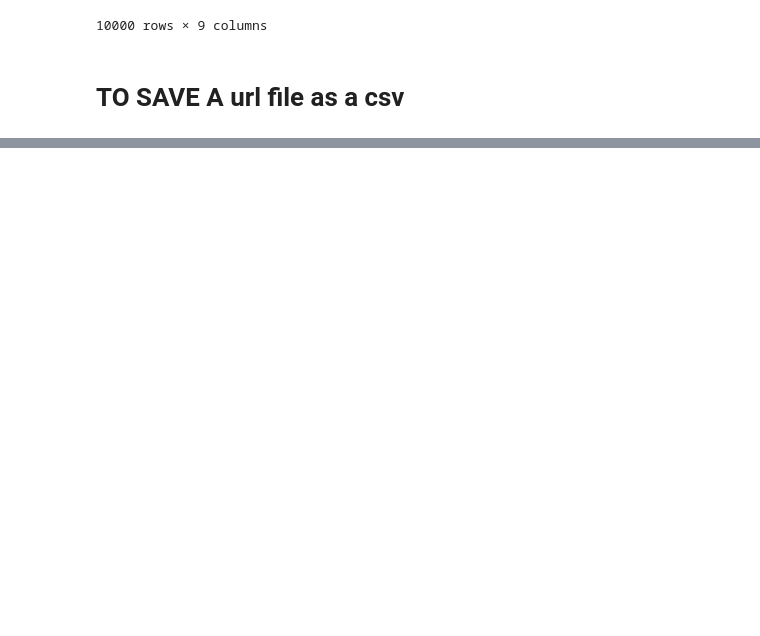
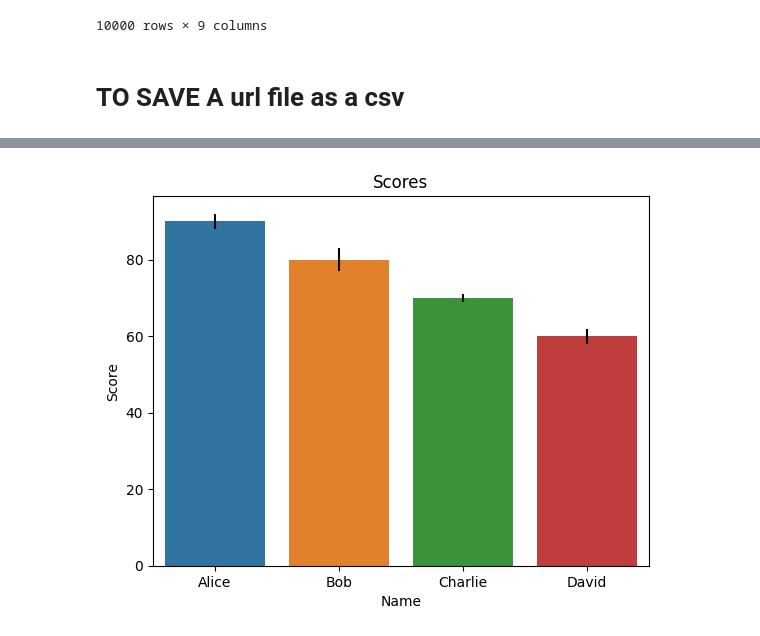
Before and after one commit to Eddy265/Python_Projects, a Jupyter notebook: useful_codes.ipynb, the cells around one changed output, grey strips where cells are left out. Cells and saved outputs as stored; diff of their text form; code cells hidden in the pictures; blank space fills up the shorter version.

```diff
--- a/useful_codes.ipynb
+++ b/useful_codes.ipynb
@@ -693,0 +732,18 @@ df.to_csv('~/Desktop/cars.csv')
+# %%
+# Create a sample dataframe with the mean and standard deviation
+df = pd.DataFrame({'Name': ['Alice', 'Bob', 'Charlie', 'David'],
+                   'Score': [90, 80, 70, 60],
+                   'Error': [2, 3, 1, 2]})
+
+# Create a bar chart with error bars
+sns.barplot(x='Name', y='Score', data=df, yerr=df['Error'])
+
+# Add a title and labels
+plt.title('Scores')
+plt.xlabel('Name')
+plt.ylabel('Score')
+
+# Show the plot
+plt.show()
+# %% [output]
+[figure, added]
```
Also changed, not shown: parts of 2 cells of this notebook, 2 other files.
